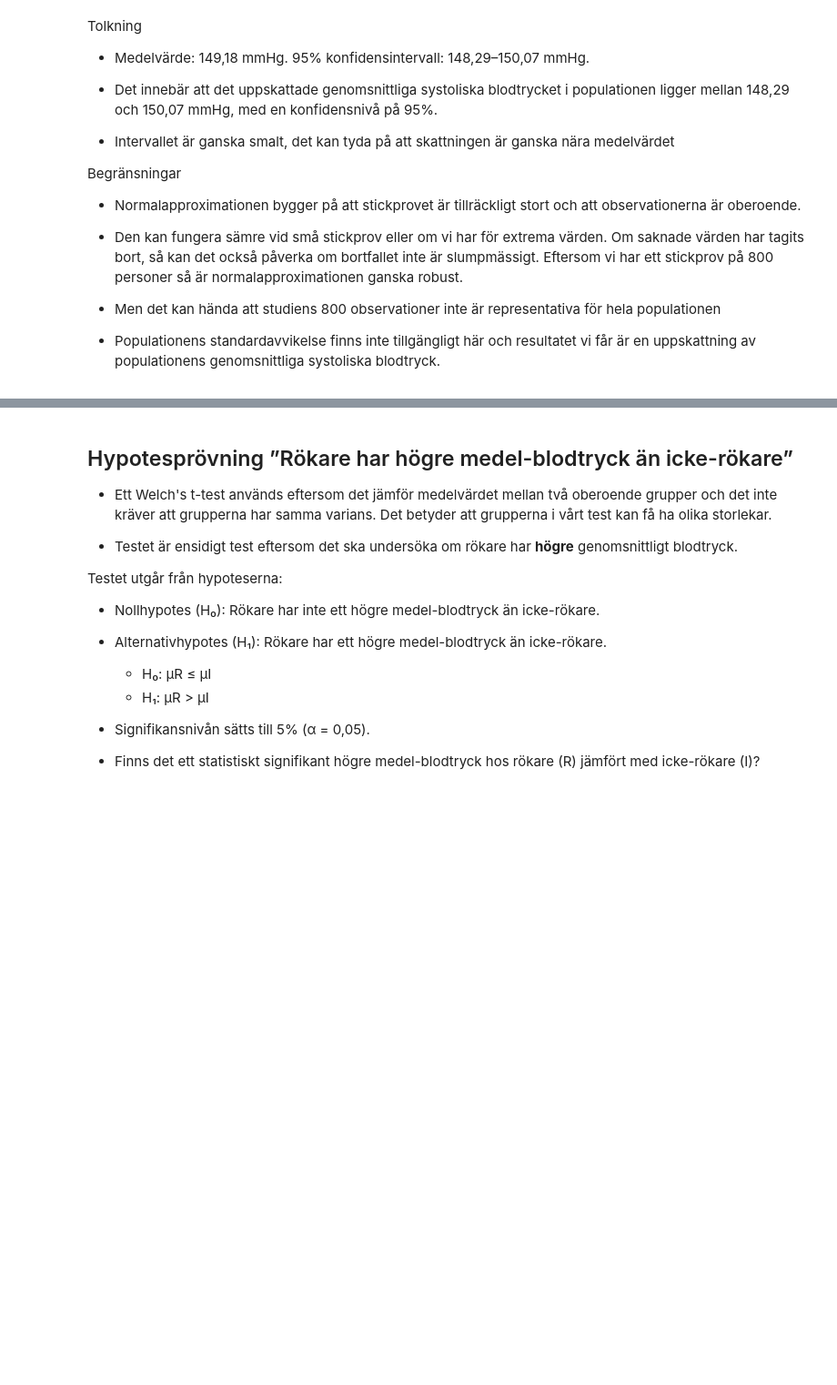
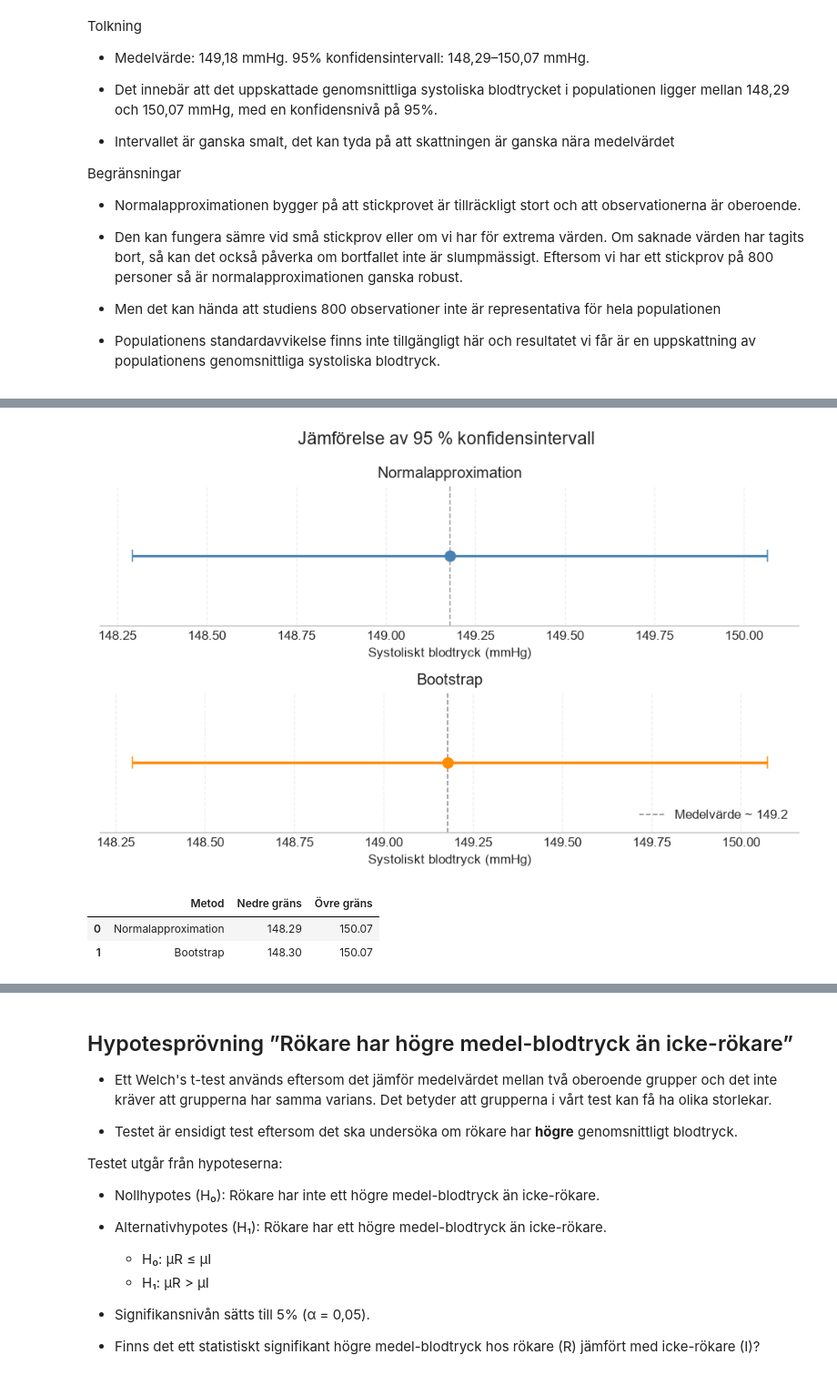
Before and after one commit to kape-code/health-study, a Jupyter notebook: report.ipynb, the cells around one changed output, grey strips where cells are left out. Shown at 91% size. Drawn from its saved outputs; the diff is of its cells as text; code cells hidden in the pictures; blank space fills up the shorter version.

```diff
--- a/report.ipynb
+++ b/report.ipynb
@@ -325,0 +373,64 @@ Om saknade värden har tagits bort, så kan det också påverka om bortfallet in
+# %%
+fig, ax = plt.subplots(2, 1, sharex=False)
+
+# Normalapproximation
+ax[0].errorbar(
+    mean_bp,
+    0,
+    xerr=[[mean_bp - lower_normal], [upper_normal - mean_bp]],
+    fmt="o",
+    color="steelblue",
+    markersize=8,
+    capsize=5,
+    elinewidth=2
+)
+
+ax[0].set_title("Normalapproximation")
+ax[0].axvline(mean_bp, linestyle="--", color="0.6", linewidth=1, label=f"Medelvärde ~ {mean_bp:.1f}")   # vi får en grå linje
+ax[0].set_yticks([])
+ax[0].grid(axis="x", linestyle="--", alpha=0.3)
+ax[0].set_xlabel("Systoliskt blodtryck (mmHg)")
+
+# Bootstrap
+ax[1].errorbar(
+    mean_bp,
+    0,
+    xerr=[[mean_bp - lower_boot], [upper_boot - mean_bp]],
+    fmt="o",
+    color="darkorange",
+    markersize=8,
+    capsize=5,
+    elinewidth=2
+
+)
+ax[1].axvline(mean_bp, linestyle="--", color="0.6", linewidth=1, label=f"Medelvärde ~ {mean_bp:.1f}")   # vi får en grå linje
+ax[1].set_title("Bootstrap")
+ax[1].set_yticks([])
+ax[1].grid(axis="x", linestyle="--", alpha=0.3)
+ax[1].set_xlabel("Systoliskt blodtryck (mmHg)")
+
+fig.suptitle("Jämförelse av 95 % konfidensintervall", fontsize=14)
+
+# Tar bort onödiga ramar
+for a in ax:
+    a.spines["top"].set_visible(False)
+    a.spines["right"].set_visible(False)
+    a.spines["left"].set_visible(False)
+
+ax[1].legend(loc="lower right")
+plt.tight_layout()
+plt.show()
+# %% [output]
+[figure, added]
+# %%
+compared = pd.DataFrame({
+    "Metod": ["Normalapproximation", "Bootstrap"],
+    "Nedre gräns": [lower_normal, lower_boot],
+    "Övre gräns": [upper_normal, upper_boot]
+})
+
+display(compared.round(2))
+# %% [output]
+|  | Metod | Nedre gräns | Övre gräns |
+| 0 | Normalapproximation | 148.29 | 150.07 |
+| 1 | Bootstrap | 148.30 | 150.07 |
```
Also changed, not shown: parts of 11 cells of this notebook.
